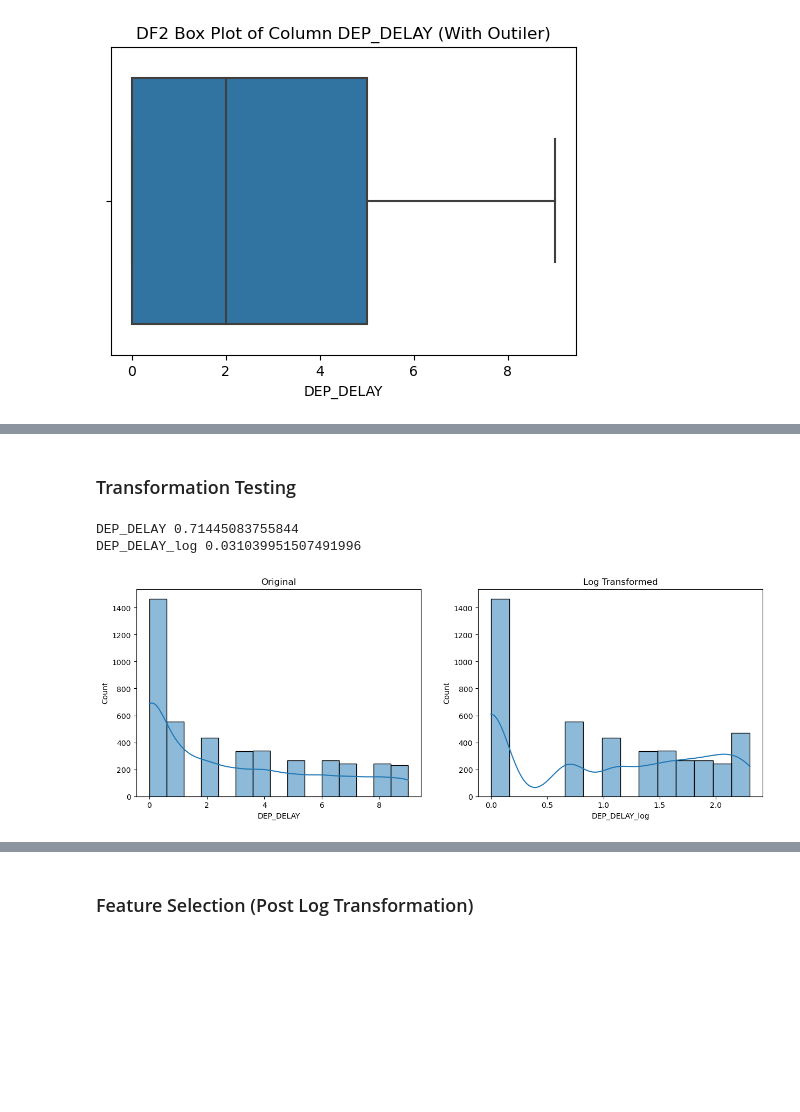
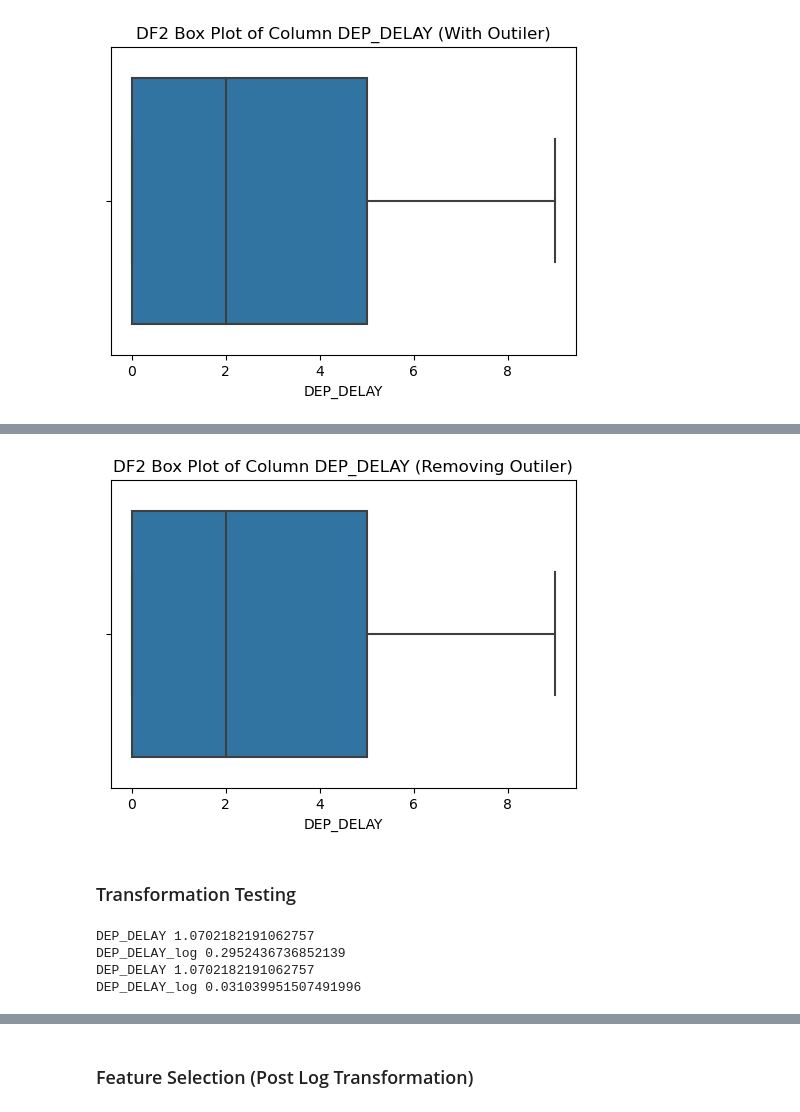
Before and after one commit to Josiah-Lam/Flight-delay, a Jupyter notebook: classification-model/knn/knn-log-outiler-split.ipynb, the cells around one changed output, grey strips where cells are left out. Drawn from its saved outputs; the diff is of its cells as text; code cells hidden in the pictures; blank space fills up the shorter version.

```diff
--- a/classification-model/knn/knn-log-outiler-split.ipynb
+++ b/classification-model/knn/knn-log-outiler-split.ipynb
@@ -80,24 +82,43 @@ plt.show()
 # %%
+Q1 = df2['DEP_DELAY'].quantile(0.25)
+Q3 = df2['DEP_DELAY'].quantile(0.75)
+IQR = Q3 - Q1
+
+# Define lower and upper bounds
+lower_bound = Q1 - 3 * IQR
+upper_bound = Q3 + 3 * IQR
+
+
 # # Compute Mean and Std
 # mean = np.mean(df2['DEP_DELAY'])
 # std = np.std(df2['DEP_DELAY'])
 
 # upper_bound = mean + (3 * std)
 # lower_bound = mean - (3 * std)
 
-# # Filter out outliers
-# df2 = df2[(df2['DEP_DELAY'] >= lower_bound) & (df2['DEP_DELAY'] <= upper_bound)]
+# Filter out outliers
+df2 = df2[(df2['DEP_DELAY'] >= lower_bound) & (df2['DEP_DELAY'] <= upper_bound)]
 
-# # print(df2.info())
+# print(df2.info())
 
-# plt.figure(figsize=(6,4))
-# sns.boxplot(x=df2['DEP_DELAY'])
-# plt.title("DF2 Box Plot of Column DEP_DELAY (Removing Outiler)")
-# plt.show()
+plt.figure(figsize=(6,4))
+sns.boxplot(x=df2['DEP_DELAY'])
+plt.title("DF2 Box Plot of Column DEP_DELAY (Removing Outiler)")
+plt.show()
+# %% [output]
+[figure, added]
 # %% [markdown]
 ### Transformation Testing
 # %%
-print(f"DEP_DELAY {df2['DEP_DELAY'].skew()}")  # If > 0.5 or < -0.5, transformation is needed
+print(f"DEP_DELAY {df1['DEP_DELAY'].skew()}")  # If > 0.5 or < -0.5, transformation is needed
+
+# df['DEP_DELAY_shifted'] = df['DEP_DELAY'] - df['DEP_DELAY'].min() + 1
+# print(f"DEP_DELAY_shifted {df['DEP_DELAY_shifted'].skew()}")  # If > 0.5 or < -0.5, transformation is needed
+
+df1['DEP_DELAY_log'] = np.log1p(df1['DEP_DELAY'])  # log1p avoids log(0) issue
+print(f"DEP_DELAY_log {df1['DEP_DELAY_log'].skew()}")  # If > 0.5 or < -0.5, transformation is needed
+
+print(f"DEP_DELAY {df1['DEP_DELAY'].skew()}")  # If > 0.5 or < -0.5, transformation is needed
 
 # df['DEP_DELAY_shifted'] = df['DEP_DELAY'] - df['DEP_DELAY'].min() + 1
 # print(f"DEP_DELAY_shifted {df['DEP_DELAY_shifted'].skew()}")  # If > 0.5 or < -0.5, transformation is needed
@@ -105,19 +126,21 @@ print(f"DEP_DELAY {df2['DEP_DELAY'].skew()}")  # If > 0.5 or < -0.5, transformat
 df2['DEP_DELAY_log'] = np.log1p(df2['DEP_DELAY'])  # log1p avoids log(0) issue
 print(f"DEP_DELAY_log {df2['DEP_DELAY_log'].skew()}")  # If > 0.5 or < -0.5, transformation is needed
 
-fig, axes = plt.subplots(1, 2, figsize=(15, 5))
 
-sns.histplot(df2['DEP_DELAY'], kde=True, ax=axes[0])
-axes[0].set_title('Original')
+# fig, axes = plt.subplots(1, 2, figsize=(15, 5))
 
-sns.histplot(df2['DEP_DELAY_log'], kde=True, ax=axes[1])
-axes[1].set_title('Log Transformed')
+# sns.histplot(df2['DEP_DELAY'], kde=True, ax=axes[0])
+# axes[0].set_title('Original')
 
-plt.show()
+# sns.histplot(df2['DEP_DELAY_log'], kde=True, ax=axes[1])
+# axes[1].set_title('Log Transformed')
+
+# plt.show()
 # %% [output]
-DEP_DELAY 0.71445083755844
+DEP_DELAY 1.0702182191062757
+DEP_DELAY_log 0.2952436736852139
+DEP_DELAY 1.0702182191062757
 DEP_DELAY_log 0.031039951507491996
-[figure, removed]
 # %%
 X = df1.drop(columns=['DEP_DELAY_log', 'DEP_DELAY']) #Dropping DEP_DELAY Log/Sqrt transform cols
 
```
Also changed, not shown: parts of 9 cells of this notebook, 4 other files.
